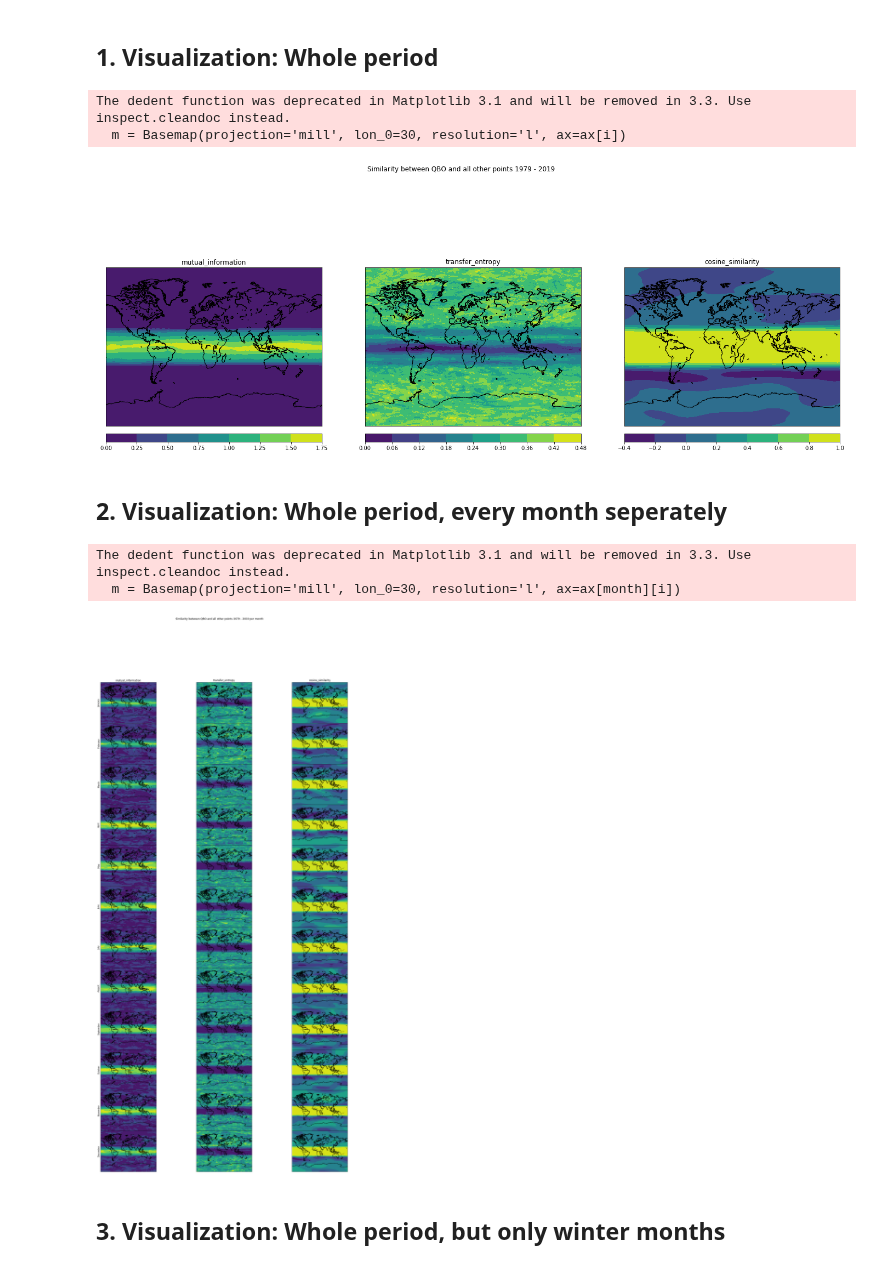
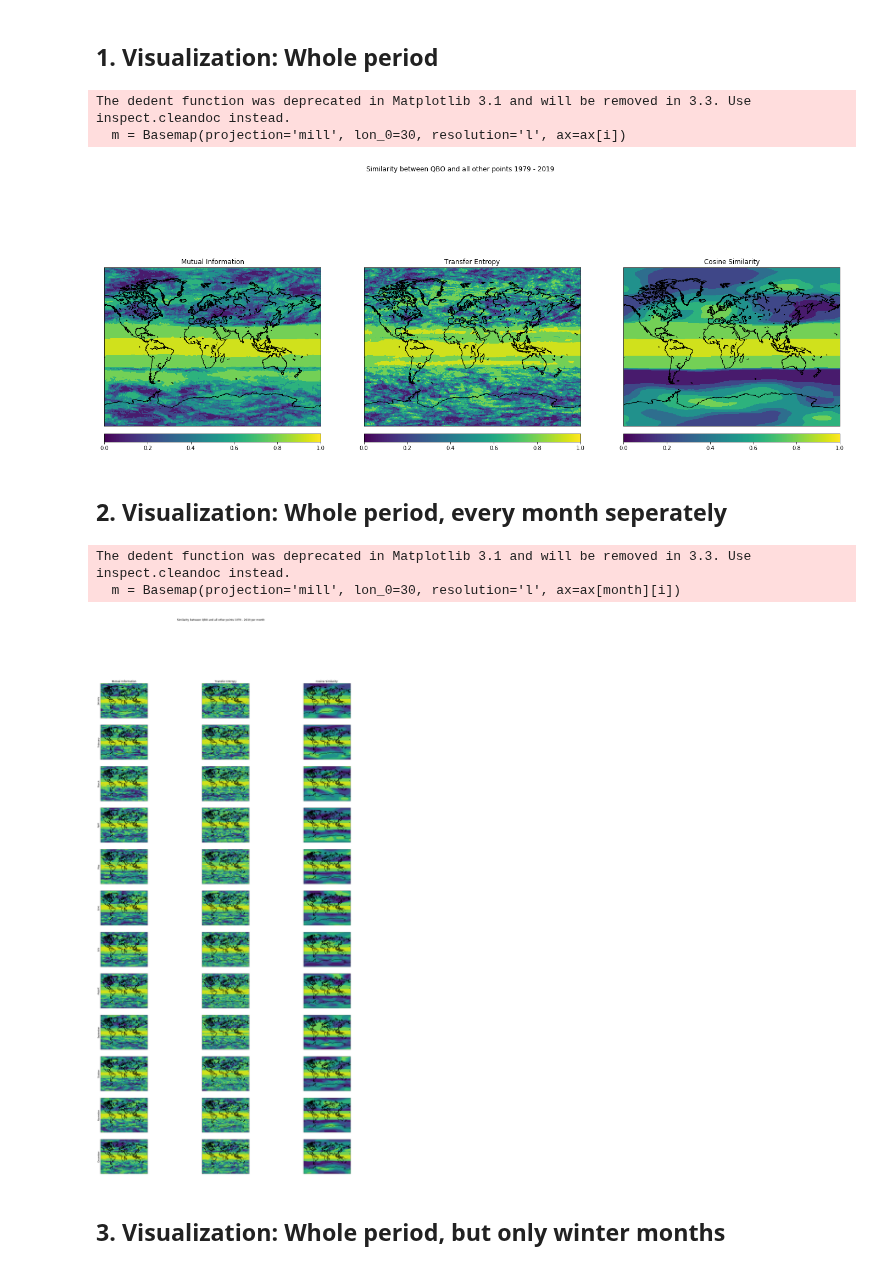
Before and after one commit to Climate-Data-Science/Climate-Similarity-Metrics, a Jupyter notebook: 7_compare_similarity_metrics.ipynb, the cells around one changed output. Drawn from its saved outputs; the diff is of its cells as text; code cells hidden in the pictures.

```diff
--- a/7_compare_similarity_metrics.ipynb
+++ b/7_compare_similarity_metrics.ipynb
@@ -48,23 +52,25 @@ print(plots.plot_similarities.__doc__)
 # %% [markdown]
 <h3>We want to compare Mutual Information with Transfer Entropy and Cosine Similarity</h3>
 # %%
-metrics = [sim.mutual_information, sim.transfer_entropy, sim.cosine_similarity]
+metrics = [sim.mutual_information, plots.invert(sim.transfer_entropy), sim.cosine_similarity]
+# %%
+metric_labels = ["Mutual Information", "Transfer Entropy", "Cosine Similarity"]
 # %% [markdown]
 <h2>1. Visualization: Whole period</h2>
 # %%
-plots.plot_similarities(np.array(u_l30[:, :, :, :]), np.array(qbo_equator), metrics, mode="whole_period")
+plots.plot_similarities(np.array(u_l30[:, :, :, :]), np.array(qbo_equator), metrics, metric_labels, mode="whole_period")
 # %% [output]
 The dedent function was deprecated in Matplotlib 3.1 and will be removed in 3.3. Use inspect.cleandoc instead.
   m = Basemap(projection='mill', lon_0=30, resolution='l', ax=ax[i])
-[figure, old version]
+[figure, new version]
 # %% [markdown]
 <h2>2. Visualization: Whole period, every month seperately</h2>
 # %%
-plots.plot_similarities(np.array(u_l30[:, :, :, :]), np.array(qbo_equator), metrics, mode="whole_period_per_month")
+plots.plot_similarities(np.array(u_l30[:, :, :, :]), np.array(qbo_equator), metrics, metric_labels, mode="whole_period_per_month")
 # %% [output]
 The dedent function was deprecated in Matplotlib 3.1 and will be removed in 3.3. Use inspect.cleandoc instead.
   m = Basemap(projection='mill', lon_0=30, resolution='l', ax=ax[month][i])
-[figure, old version]
+[figure, new version]
 # %% [markdown]
 <h2>3. Visualization: Whole period, but only winter months</h2>
 # %%
```
Also changed, not shown: parts of 2 cells of this notebook, 4 other files.
